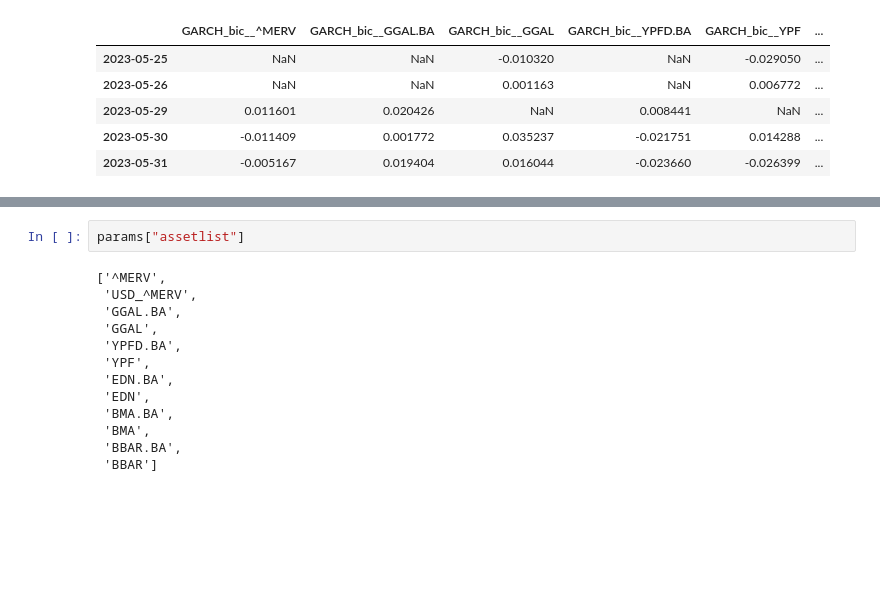
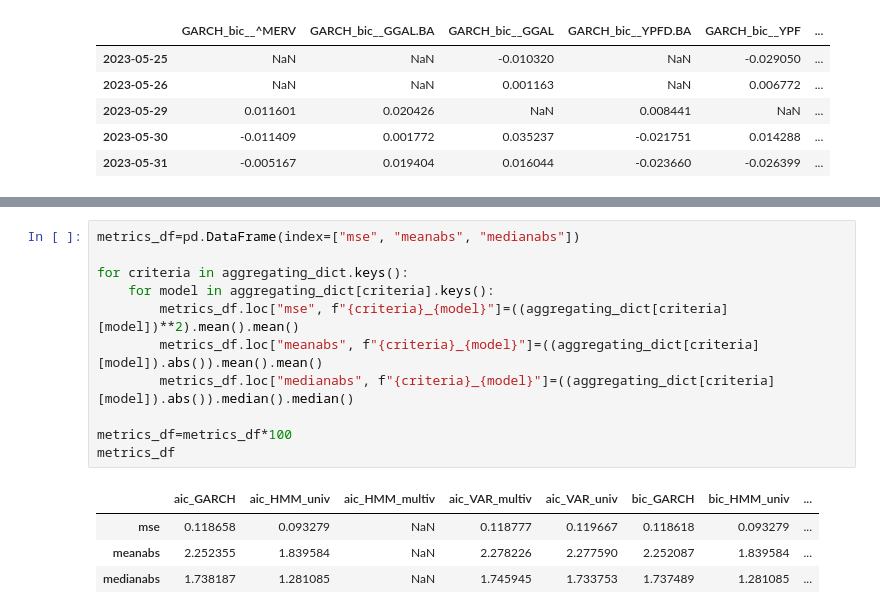
Before and after one commit to alfsn/regime-switching-hmm, a Jupyter notebook: notebooks/03_Comparison.ipynb, the cells around one changed output, grey strips where cells are left out. Saved outputs shown, nothing was run; the diff lists cells and outputs as text; blank space fills up the shorter version.

```diff
--- a/notebooks/03_Comparison.ipynb
+++ b/notebooks/03_Comparison.ipynb
@@ -140,15 +132,16 @@ aggregating_dict["aic"]["GARCH"]
-# %%
-params["assetlist"]
-# %% [output]
-['^MERV',
- 'USD_^MERV',
- 'GGAL.BA',
- 'GGAL',
- 'YPFD.BA',
- 'YPF',
- 'EDN.BA',
- 'EDN',
- 'BMA.BA',
- 'BMA',
- 'BBAR.BA',
- 'BBAR']
+# %%
+metrics_df=pd.DataFrame(index=["mse", "meanabs", "medianabs"])
+
+for criteria in aggregating_dict.keys():
+    for model in aggregating_dict[criteria].keys():
+        metrics_df.loc["mse", f"{criteria}_{model}"]=((aggregating_dict[criteria][model])**2).mean().mean()
+        metrics_df.loc["meanabs", f"{criteria}_{model}"]=((aggregating_dict[criteria][model]).abs()).mean().mean()
+        metrics_df.loc["medianabs", f"{criteria}_{model}"]=((aggregating_dict[criteria][model]).abs()).median().median()
+
+metrics_df=metrics_df*100
+metrics_df
+# %% [output]
+|  | aic_GARCH | aic_HMM_univ | aic_HMM_multiv | aic_VAR_multiv | aic_VAR_univ | bic_GARCH | bic_HMM_univ | ... |
+| mse | 0.118658 | 0.093279 | NaN | 0.118777 | 0.119667 | 0.118618 | 0.093279 | ... |
+| meanabs | 2.252355 | 1.839584 | NaN | 2.278226 | 2.277590 | 2.252087 | 1.839584 | ... |
+| medianabs | 1.738187 | 1.281085 | NaN | 1.745945 | 1.733753 | 1.737489 | 1.281085 | ... |
```
Also changed, not shown: parts of 2 cells of this notebook.
